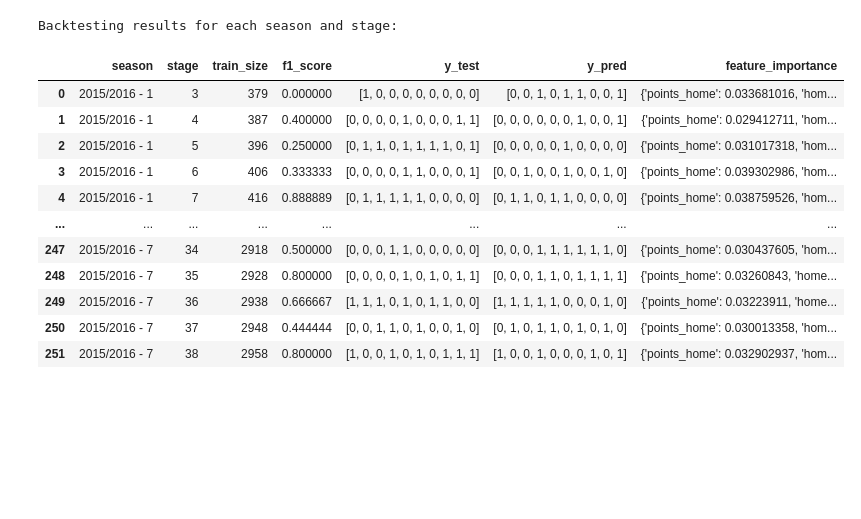
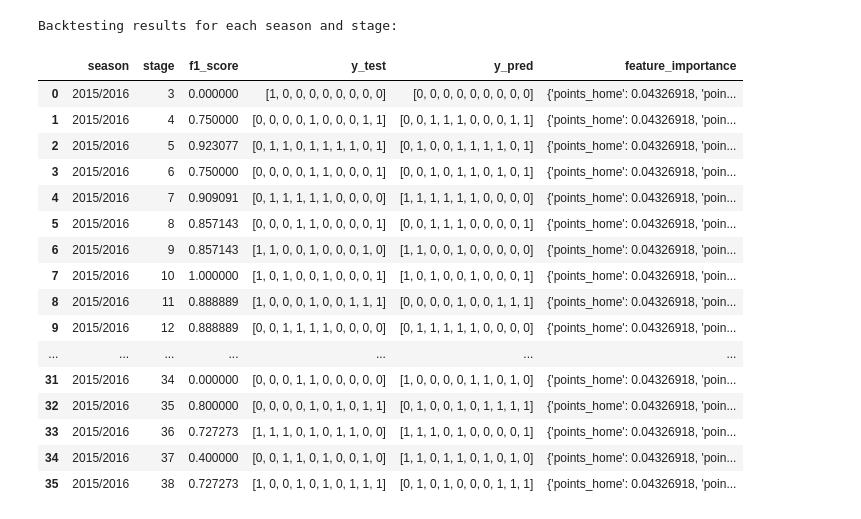
Before and after one commit to kamil0920/football_result_prediction-v2, a Jupyter notebook: src/backtesting/backtesting.ipynb, the cells around one changed output. Cells and saved outputs as stored; diff of their text form; code cells hidden in the pictures; blank space fills up the shorter version.

Commit message:
experiment with backtesting logic and feature engineering

```diff
--- a/src/backtesting/backtesting.ipynb
+++ b/src/backtesting/backtesting.ipynb
@@ -3,7 +3,7 @@ import pandas as pd
 import matplotlib.pyplot as plt
 # %%
 # df_matches = pd.read_csv('../../data/preprocessed/preprocessed_1.csv')
-df_matches = pd.read_csv('../../data/preprocessed/X_binned.csv')
+df_matches = pd.read_csv('../../data/preprocessed/imputed_data.csv')
 df_matches.sort_values(by=["season", "stage", "date"], inplace=True)
 # %%
 from xgboost import XGBClassifier
@@ -85,70 +61,64 @@ def train_and_evaluate(train_df, val_df, test_df, season, stage):
 # %%
 # ---------------------
 # Backtesting over multiple seasons
 # ---------------------
 
 seasons = sorted(df_matches["season"].unique(), reverse=True)
 backtest_results = []
 all_misclassifications = []  # Store all misclassification details
 
-for i in range(1, len(seasons)):
-    target_season = seasons[0]
-    previous_seasons = seasons[1:1 + i]
+target_season = seasons[0]
 
-    target_season_df = df_matches[df_matches["season"] == target_season]
-    target_stages = sorted(target_season_df["stage"].unique())
+target_season_df = df_matches[df_matches["season"] == target_season]
+target_stages = sorted(target_season_df["stage"].unique())
 
-    for stage in target_stages:
-        if stage <= min(target_stages) + 1:
-            continue
+for stage in target_stages:
+    if stage <= min(target_stages) + 1:
+        continue
 
-        train_df_prev = df_matches[df_matches["season"].isin(previous_seasons)]
-        train_df_target = target_season_df[target_season_df["stage"] < (stage - 1)]
-        train_df = pd.concat([train_df_prev, train_df_target], ignore_index=True)
 
-        val_df = target_season_df[target_season_df["stage"] == (stage - 1)]
-        test_df = target_season_df[target_season_df["stage"] == stage]
+    test_df = target_season_df[target_season_df["stage"] == stage]
 
-        if train_df.empty or val_df.empty or test_df.empty:
-            continue
+    f1, season, stage, y_test, y_pred, misclassified_info, feature_importance, test_indices, y_pred_proba = train_and_evaluate(
+        test_df, target_season, stage
+    )
 
-        # Use the updated train_and_evaluate function with more return values
-        f1, season, stage, y_test, y_pred, misclassified_info, feature_importance, test_indices, y_pred_proba = train_and_evaluate(
-            train_df, val_df, test_df, target_season, stage
-        )
+    backtest_results.append({
+        "season": f"{season}",
+        "stage": stage,
+        "f1_score": f1,
+        "y_test": y_test,
+        "y_pred": y_pred,
+        "feature_importance": feature_importance
+    })
 
-        backtest_results.append({
-            "season": f"{season} - {len(previous_seasons)}",
-            "stage": stage,
-            "train_size": len(train_df),
-            "f1_score": f1,
-            "y_test": y_test,
-            "y_pred": y_pred,
-            "feature_importance": feature_importance
-        })
-
-        for item in misclassified_info:
-            item["season_context"] = f"{season} - {len(previous_seasons)}"
-            item["stage"] = stage
-            all_misclassifications.append(item)
+    for item in misclassified_info:
+        item["season_context"] = f"{season}"
+        item["stage"] = stage
+        all_misclassifications.append(item)
 
 results_df = pd.DataFrame(backtest_results)
 misclassifications_df = pd.DataFrame(all_misclassifications)
 
 print("Backtesting results for each season and stage:")
 results_df.to_csv('stages_results.csv', index=False)
 results_df
 # %% [output]
 Backtesting results for each season and stage:
-|  | season | stage | train_size | f1_score | y_test | y_pred | feature_importance |
-| 0 | 2015/2016 - 1 | 3 | 379 | 0.000000 | [1, 0, 0, 0, 0, 0, 0, 0, 0] | [0, 0, 1, 0, 1, 1, 0, 0, 1] | {'points_home': 0.033681016, 'hom... |
-| 1 | 2015/2016 - 1 | 4 | 387 | 0.400000 | [0, 0, 0, 0, 1, 0, 0, 0, 1, 1] | [0, 0, 0, 0, 0, 0, 1, 0, 0, 1] | {'points_home': 0.029412711, 'hom... |
-| 2 | 2015/2016 - 1 | 5 | 396 | 0.250000 | [0, 1, 1, 0, 1, 1, 1, 1, 0, 1] | [0, 0, 0, 0, 0, 1, 0, 0, 0, 0] | {'points_home': 0.031017318, 'hom... |
-| 3 | 2015/2016 - 1 | 6 | 406 | 0.333333 | [0, 0, 0, 0, 1, 1, 0, 0, 0, 1] | [0, 0, 1, 0, 0, 1, 0, 0, 1, 0] | {'points_home': 0.039302986, 'hom... |
-| 4 | 2015/2016 - 1 | 7 | 416 | 0.888889 | [0, 1, 1, 1, 1, 1, 0, 0, 0, 0] | [0, 1, 1, 0, 1, 1, 0, 0, 0, 0] | {'points_home': 0.038759526, 'hom... |
-| ... | ... | ... | ... | ... | ... | ... | ... |
-| 247 | 2015/2016 - 7 | 34 | 2918 | 0.500000 | [0, 0, 0, 1, 1, 0, 0, 0, 0, 0] | [0, 0, 0, 1, 1, 1, 1, 1, 1, 0] | {'points_home': 0.030437605, 'hom... |
-| 248 | 2015/2016 - 7 | 35 | 2928 | 0.800000 | [0, 0, 0, 0, 1, 0, 1, 0, 1, 1] | [0, 0, 0, 1, 1, 0, 1, 1, 1, 1] | {'points_home': 0.03260843, 'home... |
-| 249 | 2015/2016 - 7 | 36 | 2938 | 0.666667 | [1, 1, 1, 0, 1, 0, 1, 1, 0, 0] | [1, 1, 1, 1, 1, 0, 0, 0, 1, 0] | {'points_home': 0.03223911, 'home... |
-| 250 | 2015/2016 - 7 | 37 | 2948 | 0.444444 | [0, 0, 1, 1, 0, 1, 0, 0, 1, 0] | [0, 1, 0, 1, 1, 0, 1, 0, 1, 0] | {'points_home': 0.030013358, 'hom... |
-| 251 | 2015/2016 - 7 | 38 | 2958 | 0.800000 | [1, 0, 0, 1, 0, 1, 0, 1, 1, 1] | [1, 0, 0, 1, 0, 0, 0, 1, 0, 1] | {'points_home': 0.032902937, 'hom... |
+|  | season | stage | f1_score | y_test | y_pred | feature_importance |
+| 0 | 2015/2016 | 3 | 0.000000 | [1, 0, 0, 0, 0, 0, 0, 0, 0] | [0, 0, 0, 0, 0, 0, 0, 0, 0] | {'points_home': 0.04326918, 'poin... |
+| 1 | 2015/2016 | 4 | 0.750000 | [0, 0, 0, 0, 1, 0, 0, 0, 1, 1] | [0, 0, 1, 1, 1, 0, 0, 0, 1, 1] | {'points_home': 0.04326918, 'poin... |
+| 2 | 2015/2016 | 5 | 0.923077 | [0, 1, 1, 0, 1, 1, 1, 1, 0, 1] | [0, 1, 0, 0, 1, 1, 1, 1, 0, 1] | {'points_home': 0.04326918, 'poin... |
+| 3 | 2015/2016 | 6 | 0.750000 | [0, 0, 0, 0, 1, 1, 0, 0, 0, 1] | [0, 0, 1, 0, 1, 1, 0, 1, 0, 1] | {'points_home': 0.04326918, 'poin... |
+| 4 | 2015/2016 | 7 | 0.909091 | [0, 1, 1, 1, 1, 1, 0, 0, 0, 0] | [1, 1, 1, 1, 1, 1, 0, 0, 0, 0] | {'points_home': 0.04326918, 'poin... |
+| 5 | 2015/2016 | 8 | 0.857143 | [0, 0, 0, 1, 1, 0, 0, 0, 0, 1] | [0, 0, 1, 1, 1, 0, 0, 0, 0, 1] | {'points_home': 0.04326918, 'poin... |
+| 6 | 2015/2016 | 9 | 0.857143 | [1, 1, 0, 0, 1, 0, 0, 0, 1, 0] | [1, 1, 0, 0, 1, 0, 0, 0, 0, 0] | {'points_home': 0.04326918, 'poin... |
+| 7 | 2015/2016 | 10 | 1.000000 | [1, 0, 1, 0, 0, 1, 0, 0, 0, 1] | [1, 0, 1, 0, 0, 1, 0, 0, 0, 1] | {'points_home': 0.04326918, 'poin... |
+| 8 | 2015/2016 | 11 | 0.888889 | [1, 0, 0, 0, 1, 0, 0, 1, 1, 1] | [0, 0, 0, 0, 1, 0, 0, 1, 1, 1] | {'points_home': 0.04326918, 'poin... |
+| 9 | 2015/2016 | 12 | 0.888889 | [0, 0, 1, 1, 1, 1, 0, 0, 0, 0] | [0, 1, 1, 1, 1, 1, 0, 0, 0, 0] | {'points_home': 0.04326918, 'poin... |
+| ... | ... | ... | ... | ... | ... | ... |
+| 31 | 2015/2016 | 34 | 0.000000 | [0, 0, 0, 1, 1, 0, 0, 0, 0, 0] | [1, 0, 0, 0, 0, 1, 1, 0, 1, 0] | {'points_home': 0.04326918, 'poin... |
+| 32 | 2015/2016 | 35 | 0.800000 | [0, 0, 0, 0, 1, 0, 1, 0, 1, 1] | [0, 1, 0, 0, 1, 0, 1, 1, 1, 1] | {'points_home': 0.04326918, 'poin... |
+| 33 | 2015/2016 | 36 | 0.727273 | [1, 1, 1, 0, 1, 0, 1, 1, 0, 0] | [1, 1, 1, 0, 1, 0, 0, 0, 0, 1] | {'points_home': 0.04326918, 'poin... |
+| 34 | 2015/2016 | 37 | 0.400000 | [0, 0, 1, 1, 0, 1, 0, 0, 1, 0] | [1, 1, 0, 1, 1, 0, 1, 0, 1, 0] | {'points_home': 0.04326918, 'poin... |
+| 35 | 2015/2016 | 38 | 0.727273 | [1, 0, 0, 1, 0, 1, 0, 1, 1, 1] | [0, 1, 0, 1, 0, 0, 0, 1, 1, 1] | {'points_home': 0.04326918, 'poin... |
```
Also changed, not shown: parts of 6 cells of this notebook, 7 other files.
